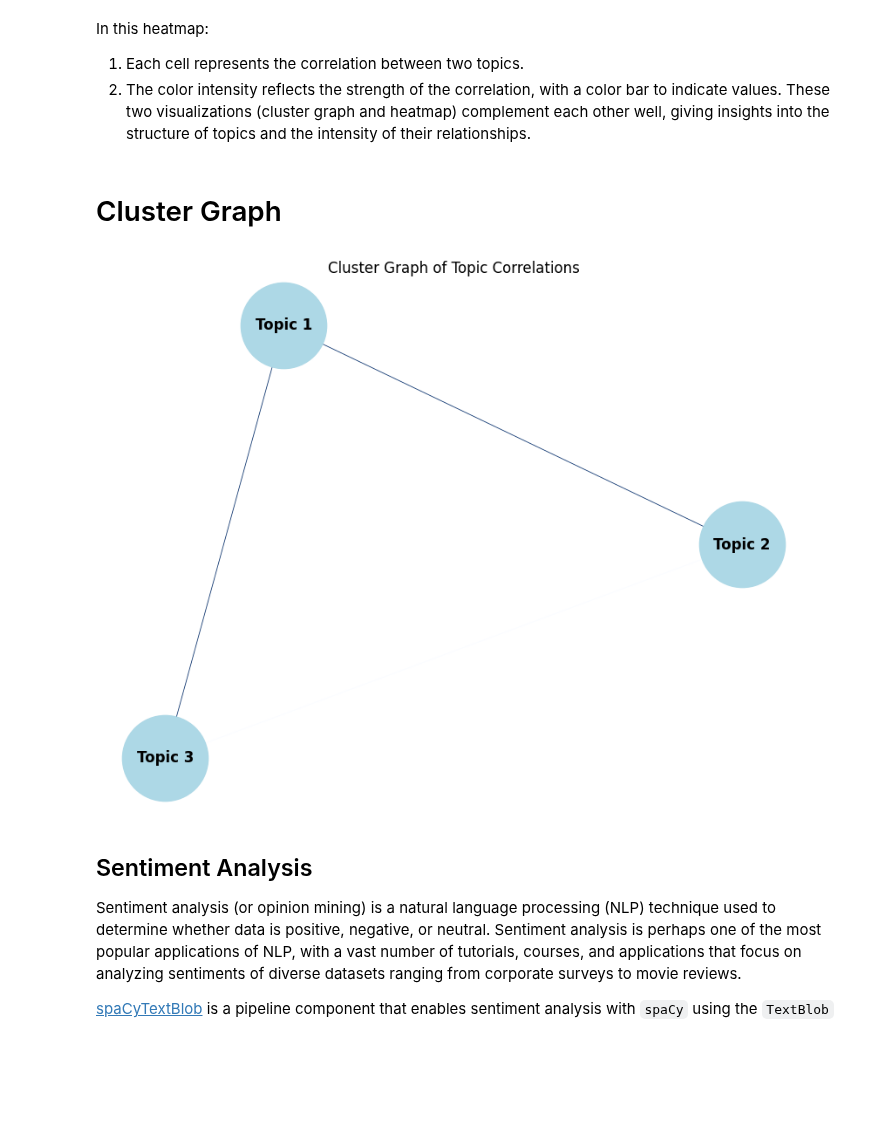
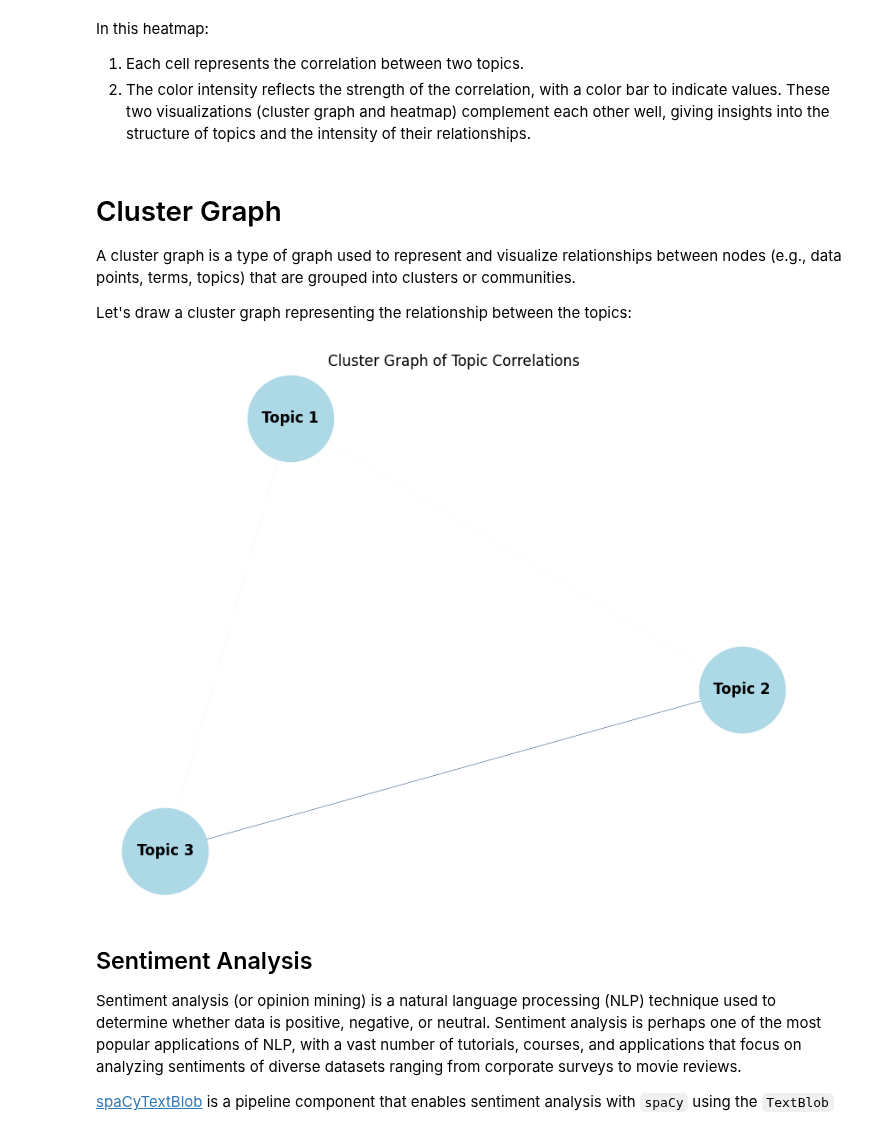
Before and after one commit to SepidehAlassi/intro_textAnalysis, a Jupyter notebook: text_analysis.ipynb, the cells around one changed output. Saved outputs shown, nothing was run; the diff lists cells and outputs as text; code cells hidden in the pictures; blank space fills up the shorter version.

```diff
--- a/text_analysis.ipynb
+++ b/text_analysis.ipynb
@@ -836,36 +836,40 @@ In this heatmap:
 These two visualizations (cluster graph and heatmap) complement each other well, giving insights into the structure of topics and the intensity of their relationships.
 # %% [markdown]
 # Cluster Graph
+
+A cluster graph is a type of graph used to represent and visualize relationships between nodes (e.g., data points, terms, topics) that are grouped into clusters or communities.
+
+Let's draw a cluster graph representing the relationship between the topics:
 # %%
 import networkx as nx
 import matplotlib.pyplot as plt
 import numpy as np
 
 # Create a graph
 G = nx.Graph()
 
 # Add nodes
 for topic in topics:
     G.add_node(topic)
 
 # Add edges with weights based on the correlation matrix
 for i in range(len(topics)):
     for j in range(i + 1, len(topics)):
         if correlation_matrix.iloc[i,j] < 0:  # Threshold to filter weak correlations
-            G.add_edge(topics[i], topics[j], weight=-correlation_matrix.iloc[i,j])
+            G.add_edge(topics[i], topics[j], weight=correlation_matrix.iloc[i,j])
 
 # Draw the graph with edge weights as thickness
 pos = nx.spring_layout(G, seed=42)  # Positioning the nodes
 edges = G.edges(data=True)
 weights = [edge[2]['weight'] for edge in edges]
 
 plt.figure(figsize=(8, 6))
 nx.draw(G, pos, with_labels=True, node_color='lightblue', font_weight='bold',
         width=weights, edge_color=weights, edge_cmap=plt.cm.Blues, node_size=5000)
 plt.title("Cluster Graph of Topic Correlations")
 plt.show()
 # %% [output]
-[figure, old version]
+[figure, new version]
 # %% [markdown]
 ## Sentiment Analysis
 
```
Also changed, not shown: parts of 8 cells of this notebook, 2 other files.
